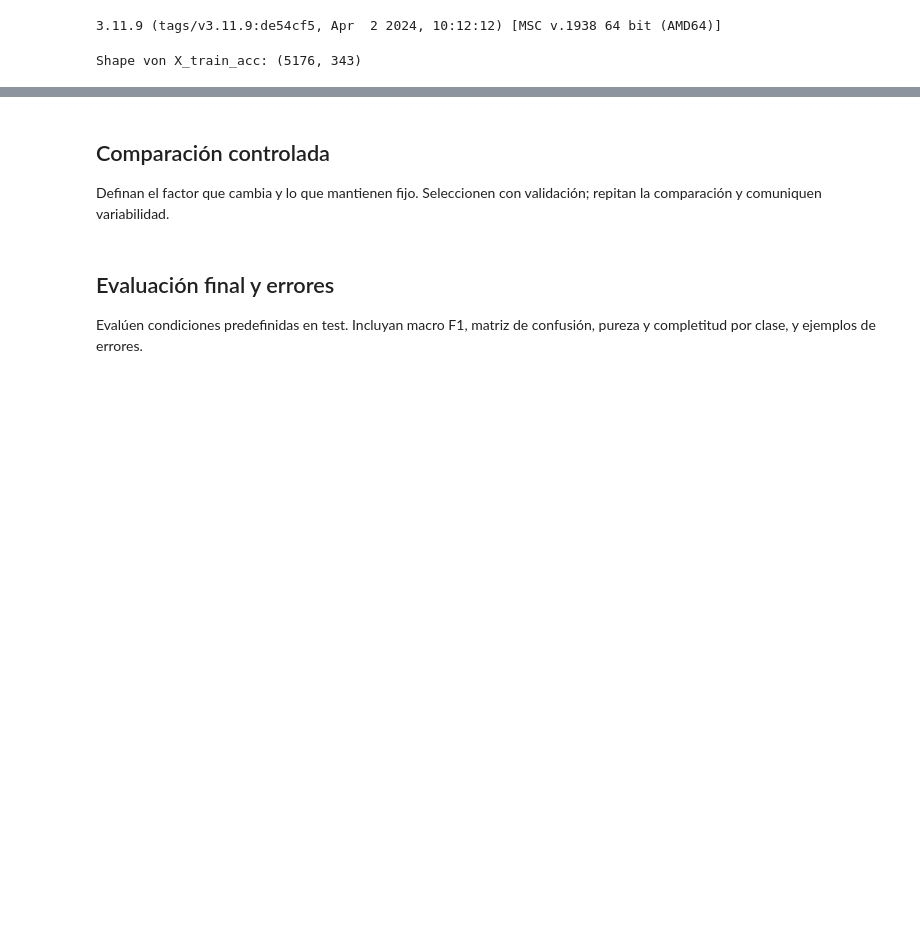
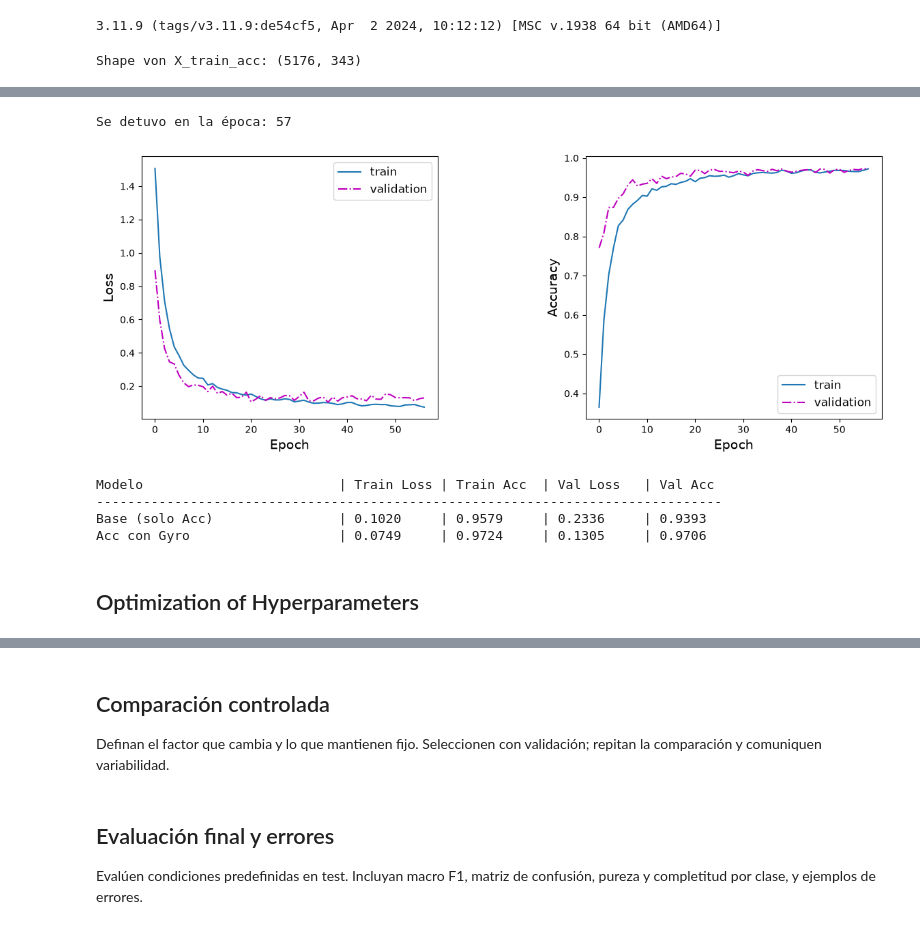
Before and after one commit to tobi557/ML_USM, a Jupyter notebook: Projecto final/UCI_HAR_6_actividades.ipynb, the cells around one changed output, grey strips where cells are left out. Drawn from its saved outputs; the diff is of its cells as text; code cells hidden in the pictures; blank space fills up the shorter version.

```diff
--- a/Projecto final/UCI_HAR_6_actividades.ipynb
+++ b/Projecto final/UCI_HAR_6_actividades.ipynb
@@ -238,0 +257,16 @@ plt.subplots_adjust(wspace=0.5)
+# %%
+tf.keras.utils.set_random_seed(42)
+tf.config.experimental.enable_op_determinism()  # for reproducibility
+
+model_acgyr = Sequential()
+model_acgyr.add(Dense(128, activation='relu', input_shape=(561,)))
+model_acgyr.add(Dropout(0.5))
+model_acgyr.add(Dense(64, activation='relu'))
+model_acgyr.add(Dropout(0.4))
+model_acgyr.add(Dense(6, activation='softmax'))
+
+early_stop = EarlyStopping(monitor='val_loss', patience= 20, restore_best_weights=True)
+
+optimizer = tf.keras.optimizers.Adam(learning_rate=0.001)
+model_acgyr.compile(loss='sparse_categorical_crossentropy', optimizer=optimizer, metrics = ['accuracy'])
+model_acgyr.summary()
@@ -238,0 +291,49 @@ plt.subplots_adjust(wspace=0.5)
+# %%
+mynet_acgyr = model_acgyr.fit(X_train, y_train, validation_data= (X_val, y_val),
+                          epochs = 100,  batch_size=200, callbacks=[early_stop], verbose = 0
+                         )
+print(f"Se detuvo en la época: {len(mynet_acgyr.history['loss'])}")
+# %% [output]
+Se detuvo en la época: 57
+# %%
+plt.figure(figsize=(14,5))
+
+plt.subplot(121)
+
+plt.plot(mynet_acgyr.history['loss'], label = 'train') #mynet.history guarda la historia en cada época de la red
+plt.plot(mynet_acgyr.history['val_loss'],'-.m', label = 'validation')
+plt.ylabel('Loss', fontsize = 14)
+plt.xlabel('Epoch', fontsize = 14)
+plt.legend(loc='upper right', fontsize = 12)
+
+plt.subplot(122)
+
+plt.plot(mynet_acgyr.history['accuracy'], label = 'train')
+plt.plot(mynet_acgyr.history['val_accuracy'], '-.m', label = 'validation')
+plt.ylabel('Accuracy', fontsize = 14)
+plt.xlabel('Epoch', fontsize = 14)
+plt.legend(fontsize = 12)
+plt.subplots_adjust(wspace=0.5)
+# %% [output]
+[figure, added]
+# %%
+historiales = {
+    "Base (solo Acc)": mynet_acc,
+    "Acc con Gyro": mynet_acgyr,
+}
+
+print(f"{'Modelo':<30} | {'Train Loss':<10} | {'Train Acc':<10} | {'Val Loss':<10} | {'Val Acc':<10}")
+print("-" * 80)
+for nombre, hist in historiales.items():
+    loss = hist.history['loss'][-1]
+    acc = hist.history['accuracy'][-1]
+    val_loss = hist.history['val_loss'][-1]
+    val_acc = hist.history['val_accuracy'][-1]
+    print(f"{nombre:<30} | {loss:<10.4f} | {acc:<10.4f} | {val_loss:<10.4f} | {val_acc:<10.4f}")
+# %% [output]
+Modelo                         | Train Loss | Train Acc  | Val Loss   | Val Acc
+--------------------------------------------------------------------------------
+Base (solo Acc)                | 0.1020     | 0.9579     | 0.2336     | 0.9393
+Acc con Gyro                   | 0.0749     | 0.9724     | 0.1305     | 0.9706
+# %% [markdown]
+## Optimization of Hyperparameters
```
Also changed, not shown: parts of 20 cells of this notebook, 3 other files.
